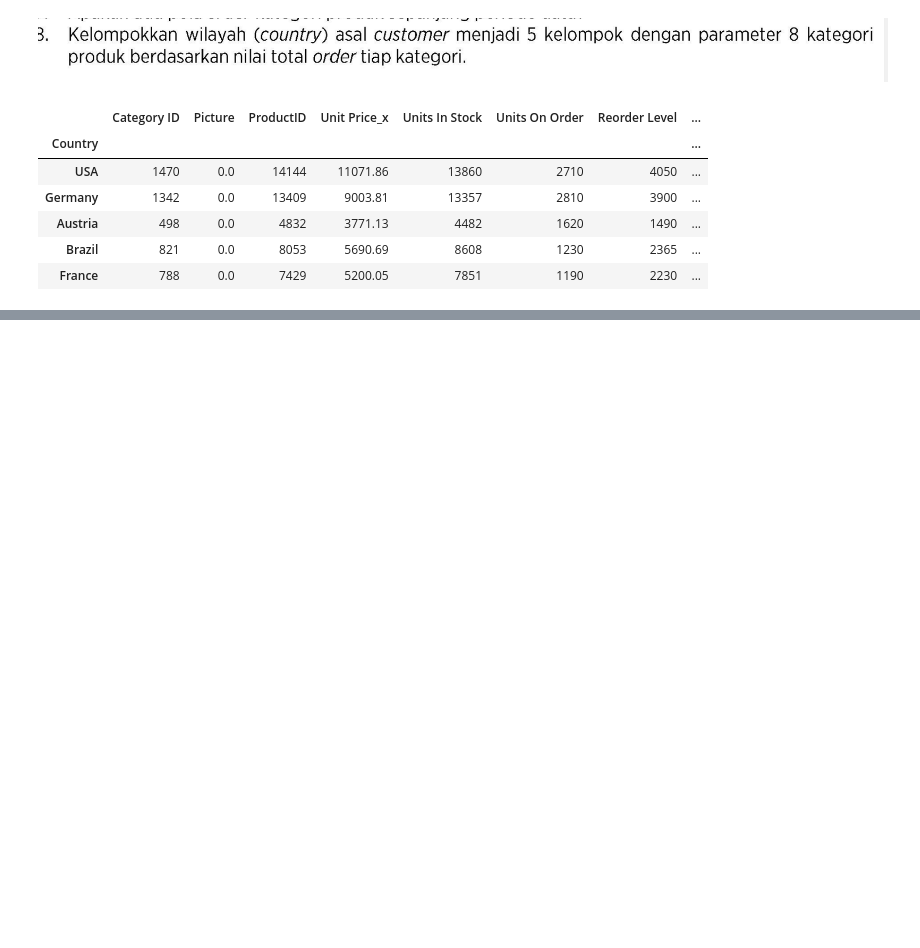
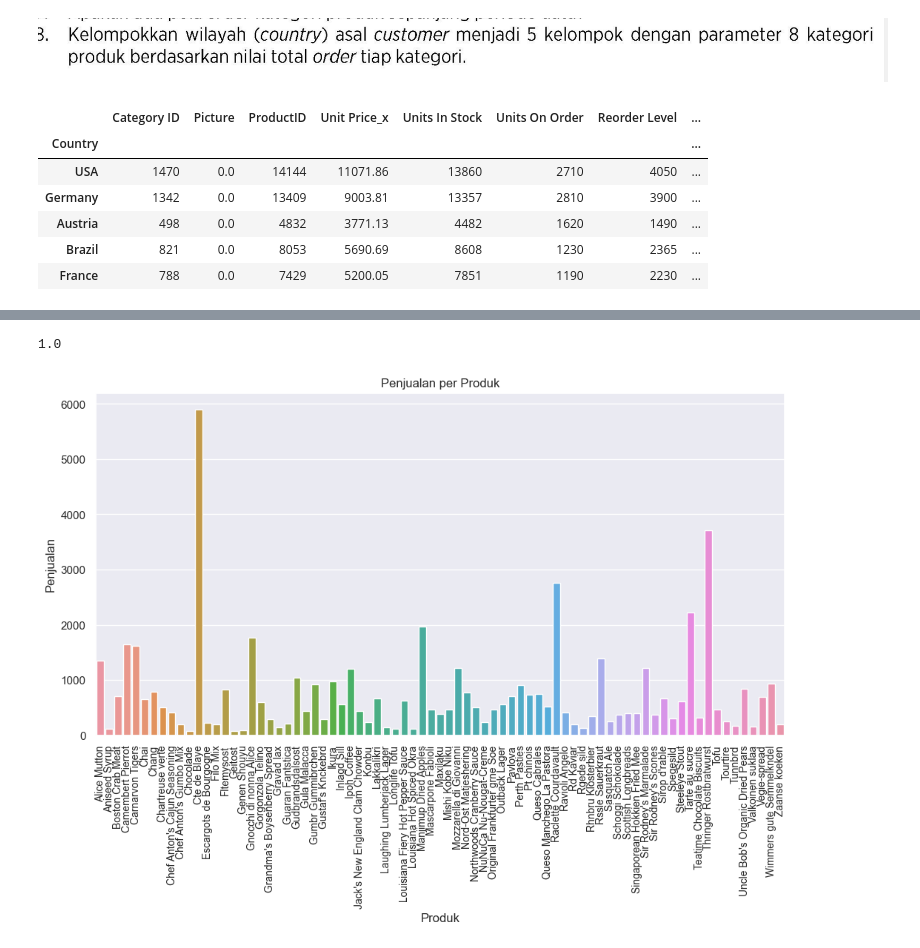
Before and after one commit to StefannusChristian/Data-Mining, a Jupyter notebook: UTS/uts.ipynb, the cells around one changed output, grey strips where cells are left out. Cells and saved outputs as stored; diff of their text form; code cells hidden in the pictures; blank space fills up the shorter version.

```diff
--- a/UTS/uts.ipynb
+++ b/UTS/uts.ipynb
@@ -474,0 +498,22 @@ nomor_8[["Country","Cluster"]]
+# %%
+total_orders = orders.groupby('Customer')['Order ID'].nunique().reset_index(name='TotalOrders')
+total_customers = orders['Customer'].nunique()
+conversion_rate = len(total_orders) / total_customers
+conversion_rate
+# %% [output]
+1.0
+# %%
+# Calculate total sales per product
+total_sales_per_product = order_order_details_products.groupby(['Product'])['Unit Price', 'Quantity'].sum().reset_index()
+
+# Plot bar chart
+sns.set_style("darkgrid")
+plt.figure(figsize=(12,6))
+ax = sns.barplot(x="Product", y="Unit Price", data=total_sales_per_product)
+ax.set_xticklabels(ax.get_xticklabels(), rotation=90, fontsize=10)
+ax.set_title('Penjualan per Produk')
+ax.set_xlabel('Produk')
+ax.set_ylabel('Penjualan')
+plt.show()
+# %% [output]
+[figure, added]
```
Also changed, not shown: parts of 16 cells of this notebook, 11 other files.
